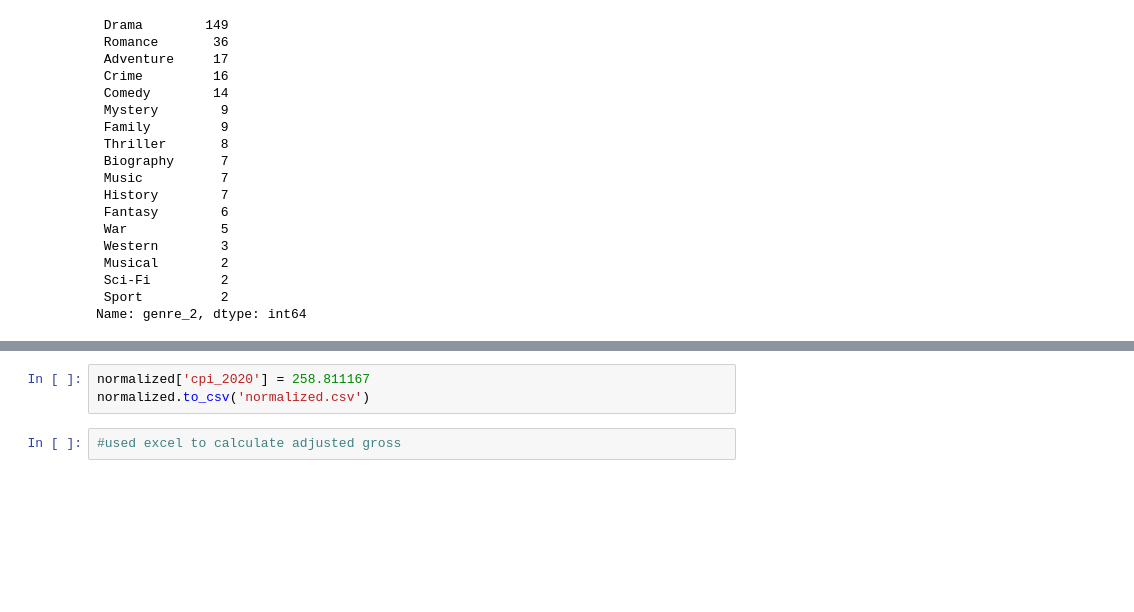
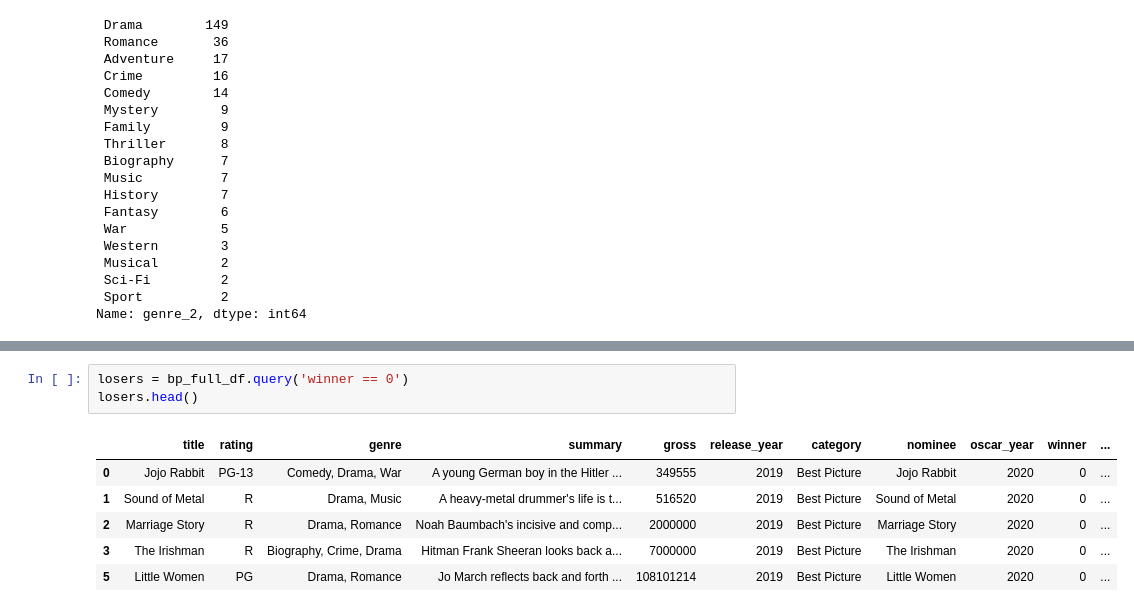
Before and after one commit to zoeteets/capstone, a Jupyter notebook: exploratory_analysis.ipynb, the cells around one changed output, grey strips where cells are left out. Cells and saved outputs as stored; diff of their text form; blank space fills up the shorter version.

```diff
--- a/exploratory_analysis.ipynb
+++ b/exploratory_analysis.ipynb
@@ -285,5 +211,10 @@ normalized
-# %%
-normalized['cpi_2020'] = 258.811167
-normalized.to_csv('normalized.csv')
-# %%
-#used excel to calculate adjusted gross
+# %%
+losers = bp_full_df.query('winner == 0')
+losers.head()
+# %% [output]
+|  | title | rating | genre | summary | gross | release_year | category | nominee | oscar_year | winner | ... |
+| 0 | Jojo Rabbit | PG-13 | Comedy, Drama, War | A young German boy in the Hitler ... | 349555 | 2019 | Best Picture | Jojo Rabbit | 2020 | 0 | ... |
+| 1 | Sound of Metal | R | Drama, Music | A heavy-metal drummer's life is t... | 516520 | 2019 | Best Picture | Sound of Metal | 2020 | 0 | ... |
+| 2 | Marriage Story | R | Drama, Romance | Noah Baumbach's incisive and comp... | 2000000 | 2019 | Best Picture | Marriage Story | 2020 | 0 | ... |
+| 3 | The Irishman | R | Biography, Crime, Drama | Hitman Frank Sheeran looks back a... | 7000000 | 2019 | Best Picture | The Irishman | 2020 | 0 | ... |
+| 5 | Little Women | PG | Drama, Romance | Jo March reflects back and forth ... | 108101214 | 2019 | Best Picture | Little Women | 2020 | 0 | ... |
```
Also changed, not shown: parts of 11 cells of this notebook, 1 other file.
